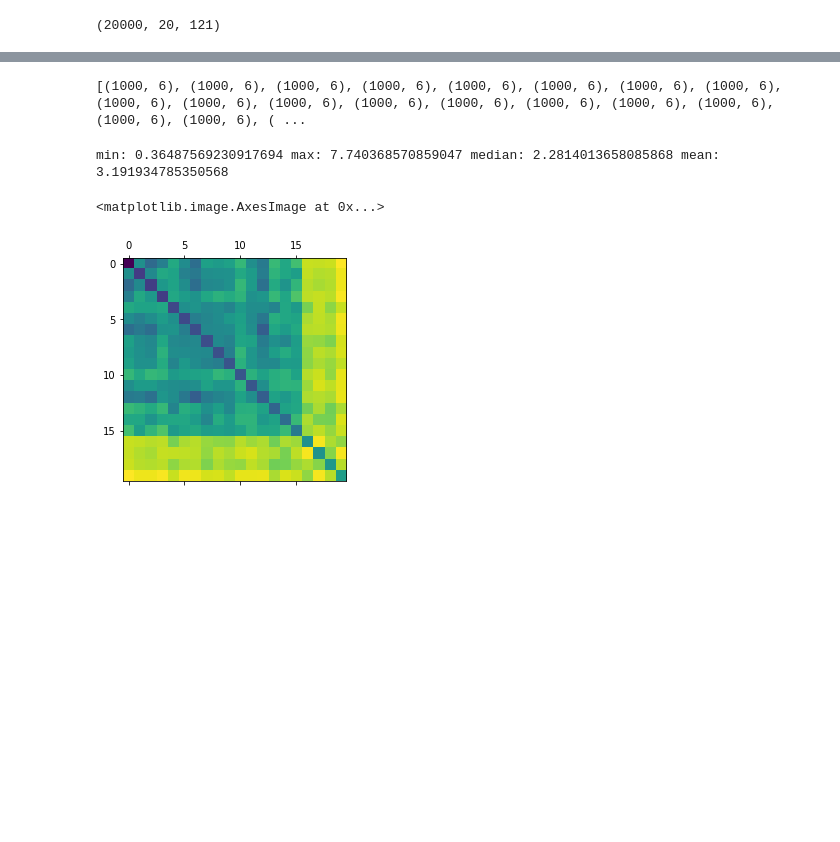
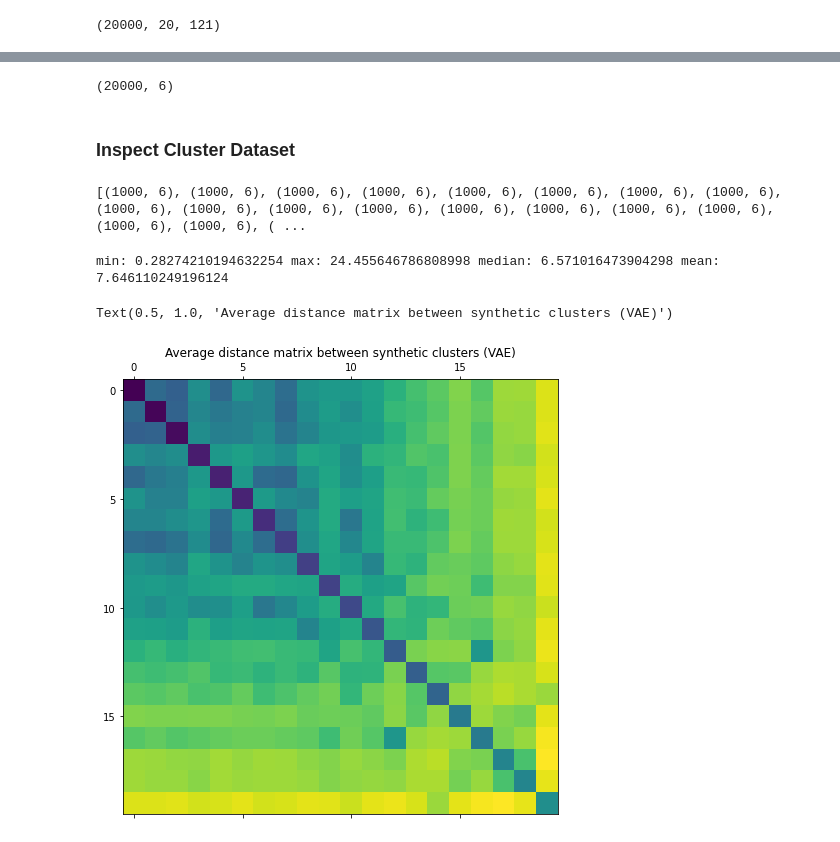
Before and after one commit to johnlyzhou/spike-sorting, a Jupyter notebook: notebooks/evaluation.ipynb, the cells around one changed output, grey strips where cells are left out. Drawn from its saved outputs; the diff is of its cells as text; code cells hidden in the pictures; blank space fills up the shorter version.

```diff
--- a/notebooks/evaluation.ipynb
+++ b/notebooks/evaluation.ipynb
@@ -10,6 +14,7 @@ from src.evaluation.visualize import *
 # %%
 REPO_PATH = "/Users/johnzhou/research/spike-sorting"
-cluster_templates = np.load(f"{REPO_PATH}/data/processed/clusters_k=20/templates.npy")
+cluster_fname = f"{REPO_PATH}/data/processed/clusters_k=20/templates.npy"
+cluster_templates = np.load(cluster_fname)
 cluster_labels = np.load(f"{REPO_PATH}/data/processed/clusters_k=20/unit_idxs.npy")
 featurize_templates = np.load(f"{REPO_PATH}/data/processed/featurization_train/templates.npy")
 
@@ -38,8 +54,18 @@ latent_rep = ipca.transform(cluster_templates_flat)
+# %%
+expt_path = f"{REPO_PATH}/experiments"
+vae_model_path = f"{expt_path}/vae/vae_6latent/model-v1.ckpt"
+
+vae_latent_rep = get_latents(SpikeSortingVAE, vae_model_path, cluster_fname)
+print(vae_latent_rep.shape)
+# %% [output]
+(20000, 6)
+# %% [markdown]
+### Inspect Cluster Dataset
 # %%
 cluster_unique, unique_idxs = np.unique(cluster_labels, return_index=True)
 idx_bounds = np.sort(unique_idxs)[1:]
 clusters = np.split(cluster_labels, idx_bounds)
-clusters = np.vsplit(latent_rep, idx_bounds)
+clusters = np.vsplit(vae_latent_rep, idx_bounds)
 print([cluster.shape for cluster in clusters])
 # %% [output]
 [(1000, 6), (1000, 6), (1000, 6), (1000, 6), (1000, 6), (1000, 6), (1000, 6), (1000, 6), (1000, 6), (1000, 6), (1000, 6), (1000, 6), (1000, 6), (1000, 6), (1000, 6), (1000, 6), (1000, 6), (1000, 6), ( ...
@@ -67,11 +93,15 @@ neg_conf_matrix = neg_conf_matrix[:, rearrange]
 print("min:", np.min(neg_conf_matrix), "max:", np.max(neg_conf_matrix),
       "median:", np.median(neg_conf_matrix), "mean:", np.mean(neg_conf_matrix))
 # %% [output]
-min: 0.36487569230917694 max: 7.740368570859047 median: 2.2814013658085868 mean: 3.191934785350568
+min: 0.28274210194632254 max: 24.455646786808998 median: 6.571016473904298 mean: 7.646110249196124
 # %%
-plt.matshow(np.log(neg_conf_matrix))
+fig, (ax1) = plt.subplots(ncols=1, figsize=(8, 8))
+ax1.matshow(np.log(neg_conf_matrix))
+
+# add the title and label
+ax1.set_title('Average distance matrix between synthetic clusters (VAE)')
 # %% [output]
-<matplotlib.image.AxesImage at 0x...>
+Text(0.5, 1.0, 'Average distance matrix between synthetic clusters (VAE)')
-[figure, old version]
+[figure, new version]
 # %%
 import math
```
Also changed, not shown: parts of 12 cells of this notebook, 4 other files.
